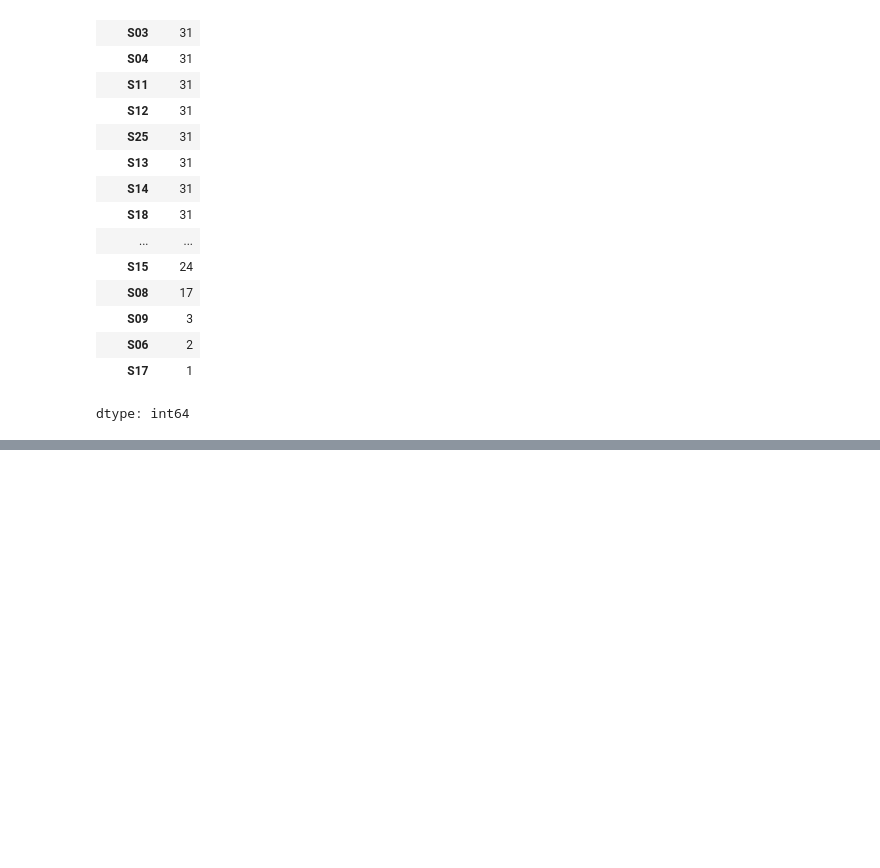
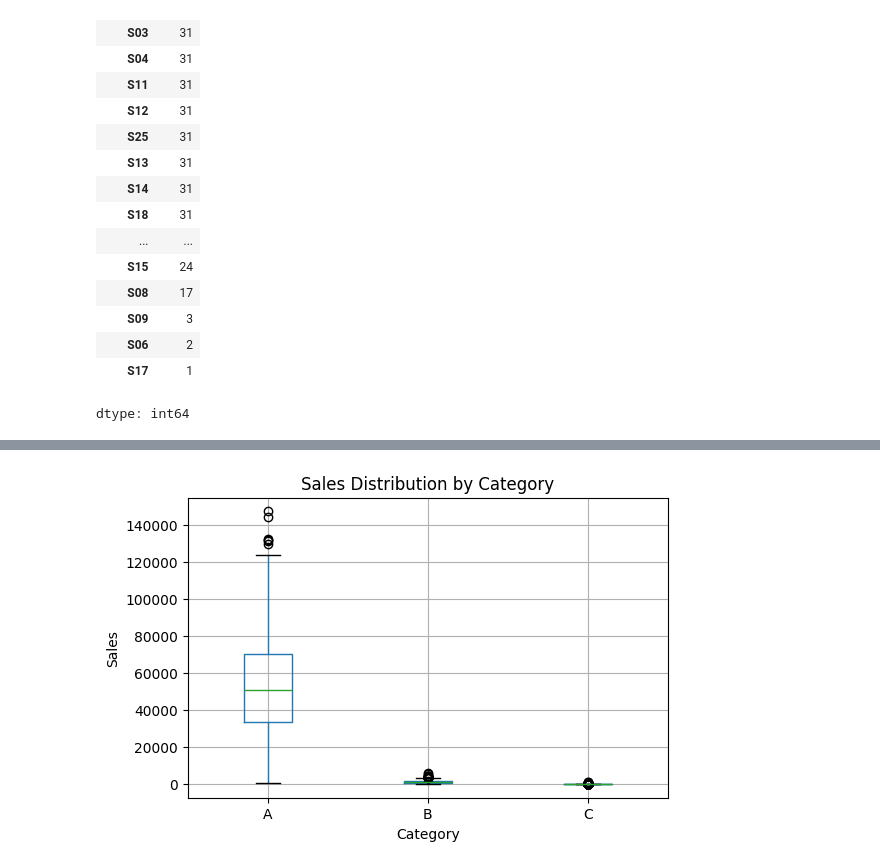
Before and after one commit to partha2412/Time-Series-Forecast, a Jupyter notebook: TimeSeries_forecasting.ipynb, the cells around one changed output, grey strips where cells are left out. Saved outputs shown, nothing was run; the diff lists cells and outputs as text; code cells hidden in the pictures; blank space fills up the shorter version.

```diff
--- a/TimeSeries_forecasting.ipynb
+++ b/TimeSeries_forecasting.ipynb
@@ -332,0 +372,12 @@ plt.show()
+# %%
+import matplotlib.pyplot as plt
+
+tdf.boxplot(column='Sales', by='Category', figsize=(6, 4))
+
+plt.title('Sales Distribution by Category')
+plt.suptitle('')
+plt.xlabel('Category')
+plt.ylabel('Sales')
+plt.show()
+# %% [output]
+[figure, added]
```
Also changed, not shown: parts of 12 cells of this notebook.
